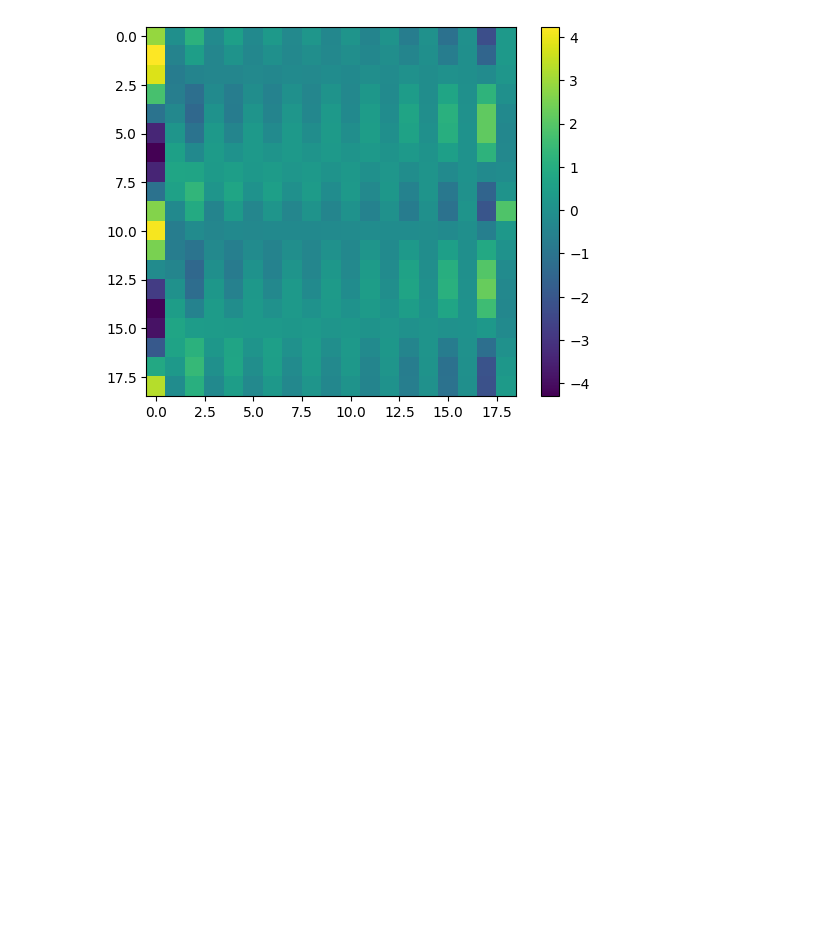
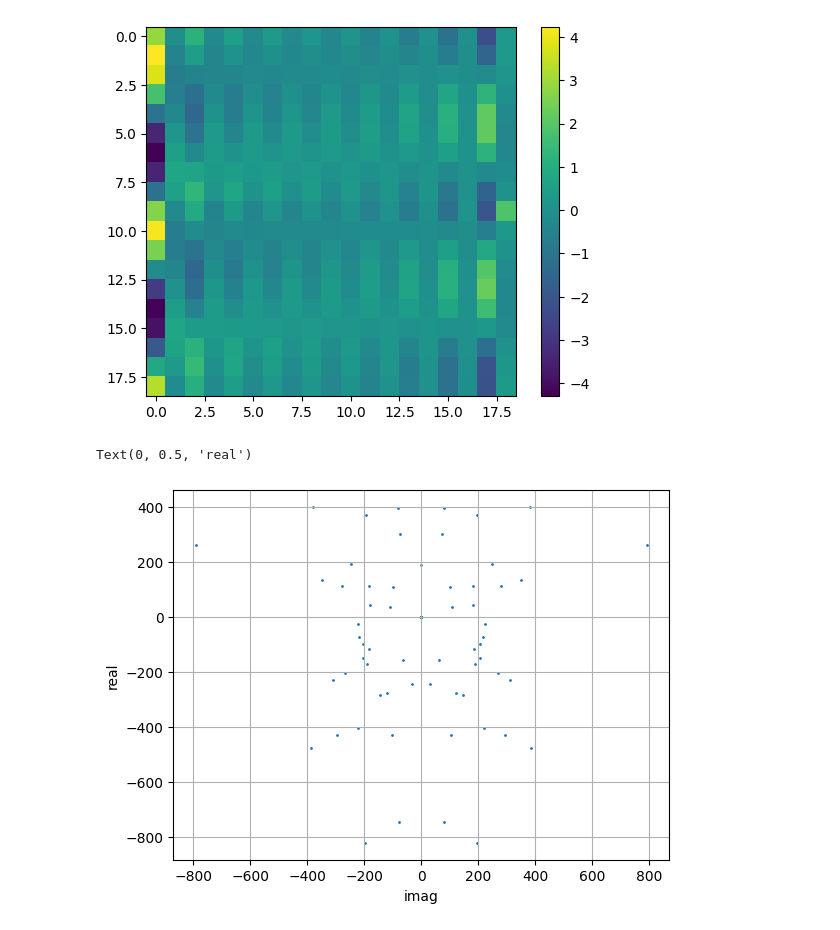
Before and after one commit to nmallinar/grokking, a Jupyter notebook: v3_grokking/notebooks/explore_circulant.ipynb, the cells around one changed output. Saved outputs shown, nothing was run; the diff lists cells and outputs as text; code cells hidden in the pictures; blank space fills up the shorter version.

```diff
--- a/v3_grokking/notebooks/explore_circulant.ipynb
+++ b/v3_grokking/notebooks/explore_circulant.ipynb
@@ -164,3 +164,18 @@ plt.colorbar()
 [figure]
 # %%
 np.save('circ2.npy', np.real(circ2))
+# %%
+p=61
+col = torch.randn(p)
+circ = torch.from_numpy(scipy.linalg.circulant(col.numpy()))
+dft = np.fft.fft(circ)
+real = np.real(dft)
+comp = np.imag(dft)
+# %%
+plt.scatter(comp[:,:], real[:,:], s=1)
+plt.grid()
+plt.xlabel('imag')
+plt.ylabel('real')
+# %% [output]
+Text(0, 0.5, 'real')
+[figure, added]
```
Also changed, not shown: 9 other files.
